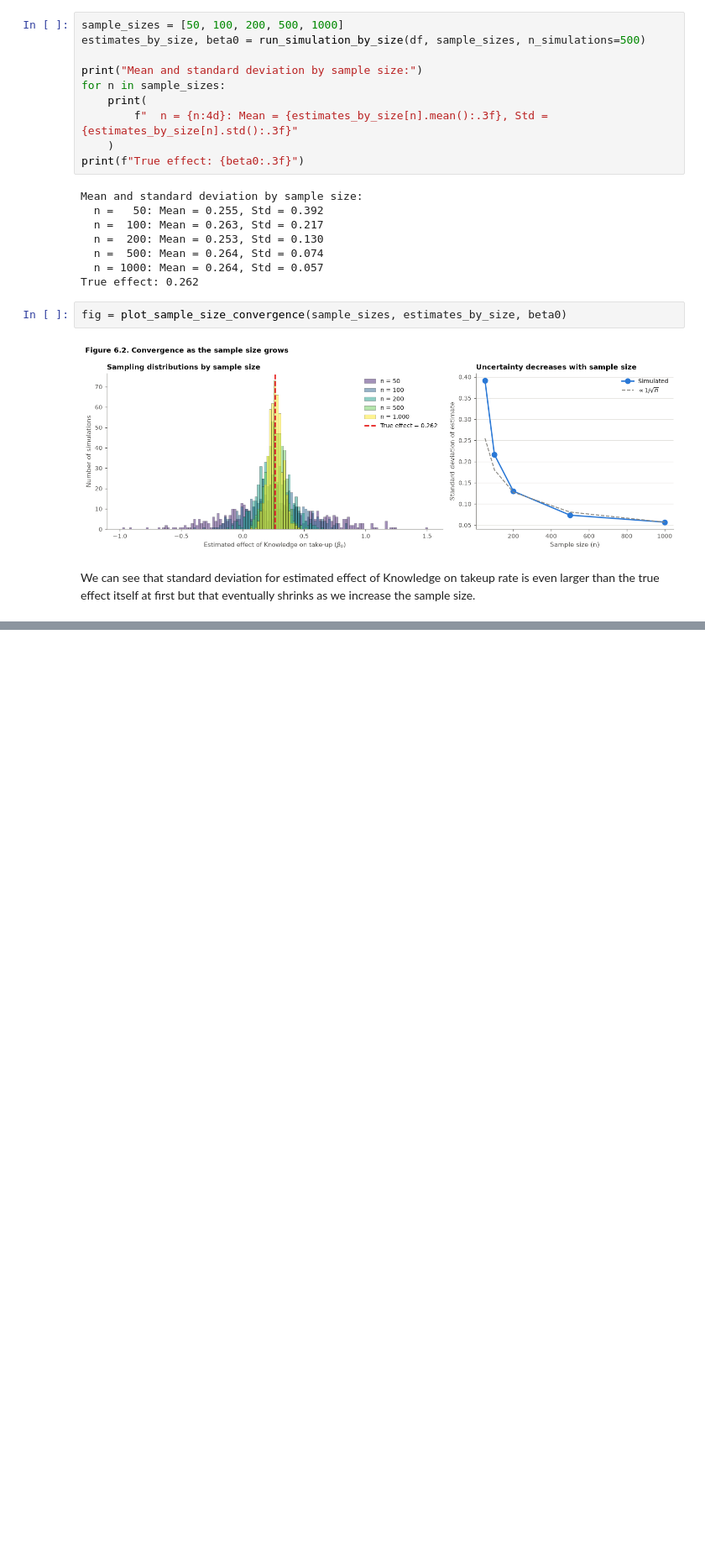
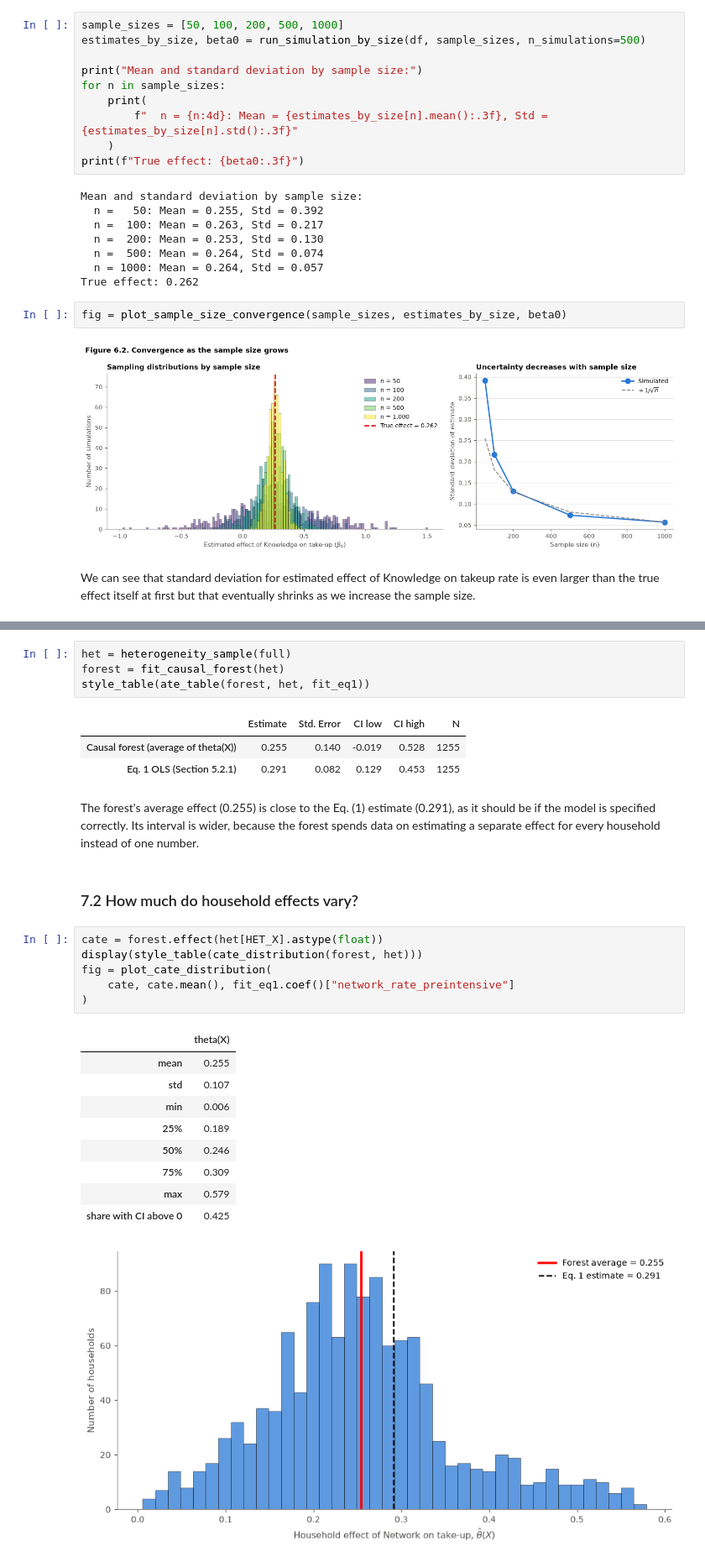
Before and after one commit to hn1802-uw/Social-Networks-and-the-Decision-to-Insure, a Jupyter notebook: project.ipynb, the cells around one changed output, grey strips where cells are left out. Shown at 84% size. Saved outputs shown, nothing was run; the diff lists cells and outputs as text; blank space fills up the shorter version.

Commit message:
Add heterogeneity check and summary

```diff
--- a/project.ipynb
+++ b/project.ipynb
@@ -532,0 +612,29 @@ We can see that standard deviation for estimated effect of Knowledge on takeup r
+# %%
+het = heterogeneity_sample(full)
+forest = fit_causal_forest(het)
+style_table(ate_table(forest, het, fit_eq1))
+# %% [output]
+|  | Estimate | Std. Error | CI low | CI high | N |
+| Causal forest (average of theta(X)) | 0.255 | 0.140 | -0.019 | 0.528 | 1255 |
+| Eq. 1 OLS (Section 5.2.1) | 0.291 | 0.082 | 0.129 | 0.453 | 1255 |
+# %% [markdown]
+The forest's average effect (0.255) is close to the Eq. (1) estimate (0.291), as it should be if the model is specified correctly. Its interval is wider, because the forest spends data on estimating a separate effect for every household instead of one number.
+# %% [markdown]
+### 7.2 How much do household effects vary?
+# %%
+cate = forest.effect(het[HET_X].astype(float))
+display(style_table(cate_distribution(forest, het)))
+fig = plot_cate_distribution(
+    cate, cate.mean(), fit_eq1.coef()["network_rate_preintensive"]
+)
+# %% [output]
+|  | theta(X) |
+| mean | 0.255 |
+| std | 0.107 |
+| min | 0.006 |
+| 25% | 0.189 |
+| 50% | 0.246 |
+| 75% | 0.309 |
+| max | 0.579 |
+| share with CI above 0 | 0.425 |
+[figure, added]
```
Also changed, not shown: parts of 24 cells of this notebook, 6 other files.
